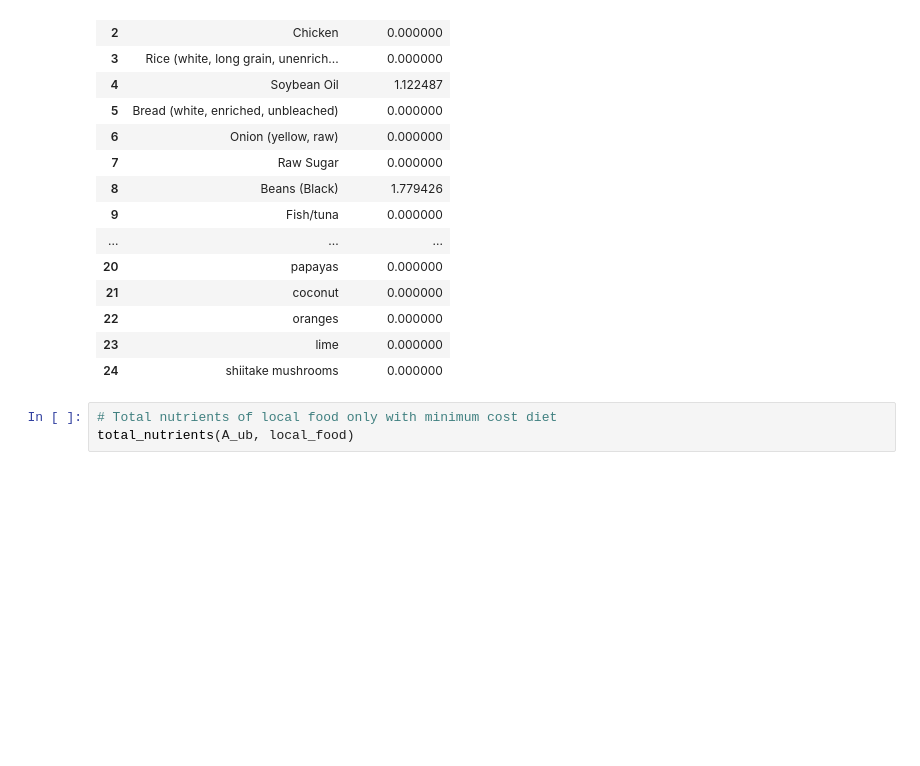
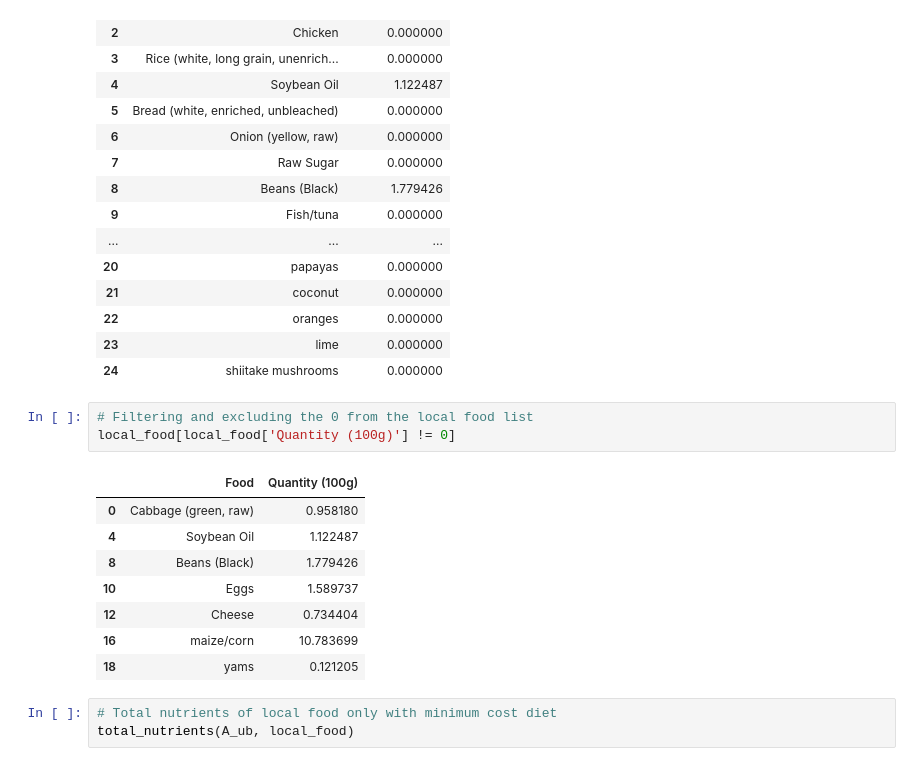
Before and after one commit to leannabaltonado/Harriette-Chick, a Jupyter notebook: Final_Code.ipynb, the cells around one changed output. Cells and saved outputs as stored; diff of their text form; blank space fills up the shorter version.

```diff
--- a/Final_Code.ipynb
+++ b/Final_Code.ipynb
@@ -259,6 +259,18 @@ local_food
 | 22 | oranges | 0.000000 |
 | 23 | lime | 0.000000 |
 | 24 | shiitake mushrooms | 0.000000 |
+# %%
+# Filtering and excluding the 0 from the local food list
+local_food[local_food['Quantity (100g)'] != 0]
+# %% [output]
+|  | Food | Quantity (100g) |
+| 0 | Cabbage (green, raw) | 0.958180 |
+| 4 | Soybean Oil | 1.122487 |
+| 8 | Beans (Black) | 1.779426 |
+| 10 | Eggs | 1.589737 |
+| 12 | Cheese | 0.734404 |
+| 16 | maize/corn | 10.783699 |
+| 18 | yams | 0.121205 |
 # %%
 # Total nutrients of local food only with minimum cost diet
 total_nutrients(A_ub, local_food)
```
Also changed, not shown: parts of 1 cell of this notebook.
